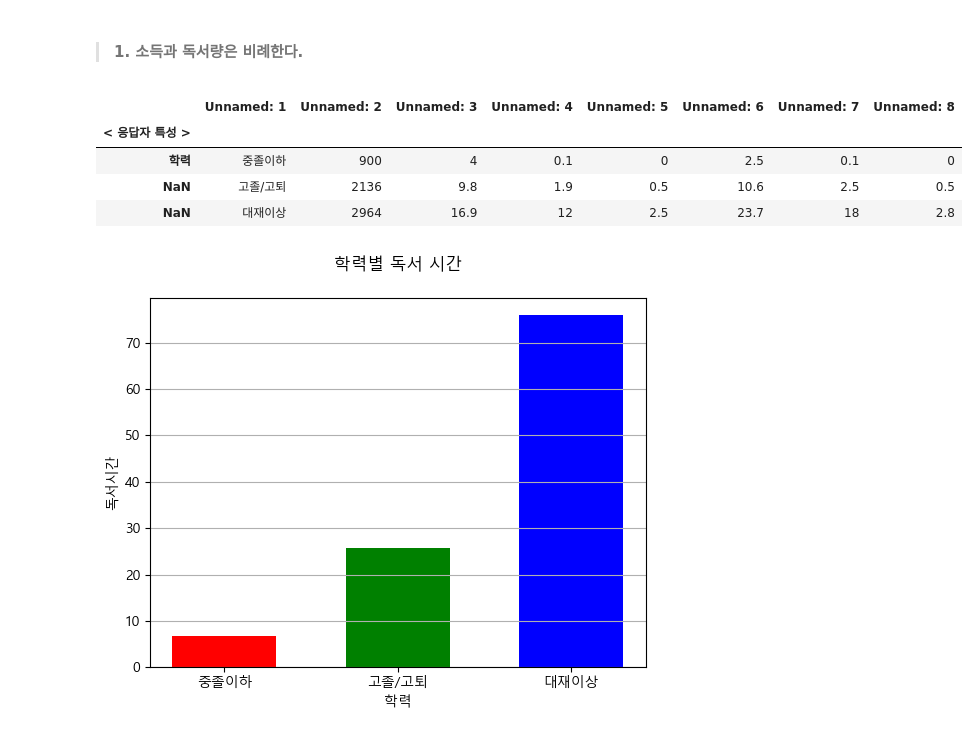
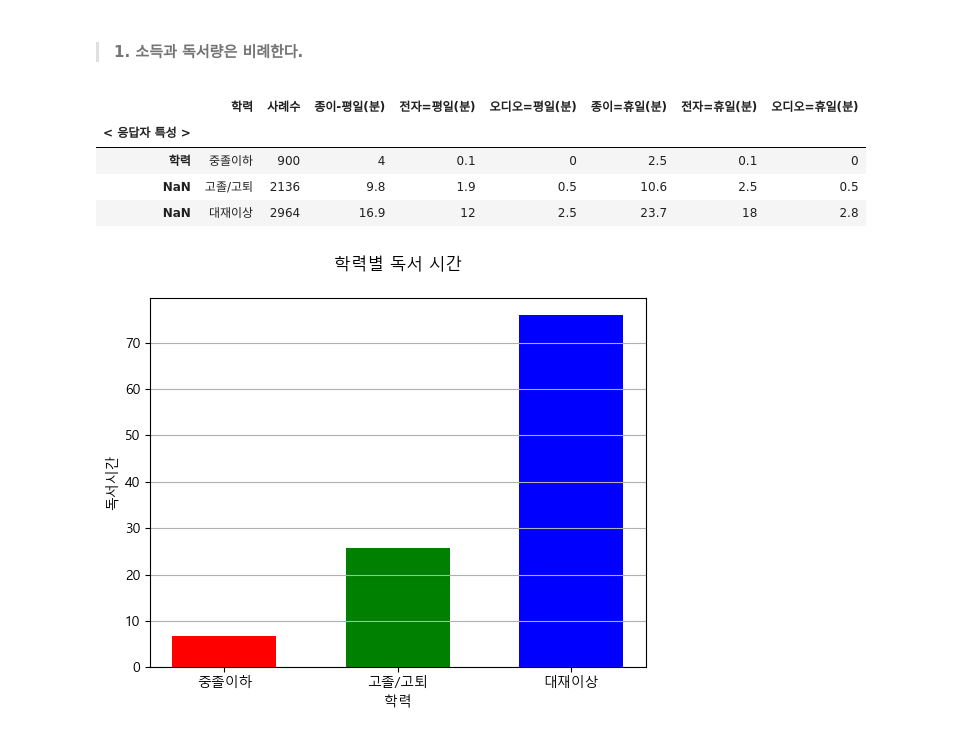
Before and after one commit to qortmdwns/adam, a Jupyter notebook: team_pjt/team.ipynb, the cells around one changed output. Saved outputs shown, nothing was run; the diff lists cells and outputs as text; code cells hidden in the pictures.

```diff
--- a/team_pjt/team.ipynb
+++ b/team_pjt/team.ipynb
@@ -57,13 +60,14 @@ print("="*50)
 > ####  __1. 소득과 독서량은 비례한다.__
 # %%
 #평일, 휴일 학력별 (종이,전자,오디오)책 독서 시간(분)
+temp_columns=['학력','사례수','종이-평일(분)','전자=평일(분)','오디오=평일(분)','종이=휴일(분)', '전자=휴일(분)', '오디오=휴일(분)' ]
+
 A = Book_Read.iloc[787:790]
 Student_Read_Time = A.iloc[:,:8]
+Student_Read_Time.columns=temp_columns
 Student_Read_Time.head()
-#Unnamed1 학력, Unnamed2 사례수, Unnamed3 종이-평일(분), Unnamed4 전자=평일(분), Unnamed5 오디오=평일(분)
-#Unnamed6 종이=휴일(분), Unnamed7 전자=휴일(분), Unnamed8 오디오=휴일(분)
 # %% [output]
-|  | Unnamed: 1 | Unnamed: 2 | Unnamed: 3 | Unnamed: 4 | Unnamed: 5 | Unnamed: 6 | Unnamed: 7 | Unnamed: 8 |
+|  | 학력 | 사례수 | 종이-평일(분) | 전자=평일(분) | 오디오=평일(분) | 종이=휴일(분) | 전자=휴일(분) | 오디오=휴일(분) |
 | < 응답자 특성 > |  |  |  |  |  |  |  |  |
 | 학력 | 중졸이하 | 900 | 4 | 0.1 | 0 | 2.5 | 0.1 | 0 |
 | NaN | 고졸/고퇴 | 2136 | 9.8 | 1.9 | 0.5 | 10.6 | 2.5 | 0.5 |
```
Also changed, not shown: parts of 4 cells of this notebook.
